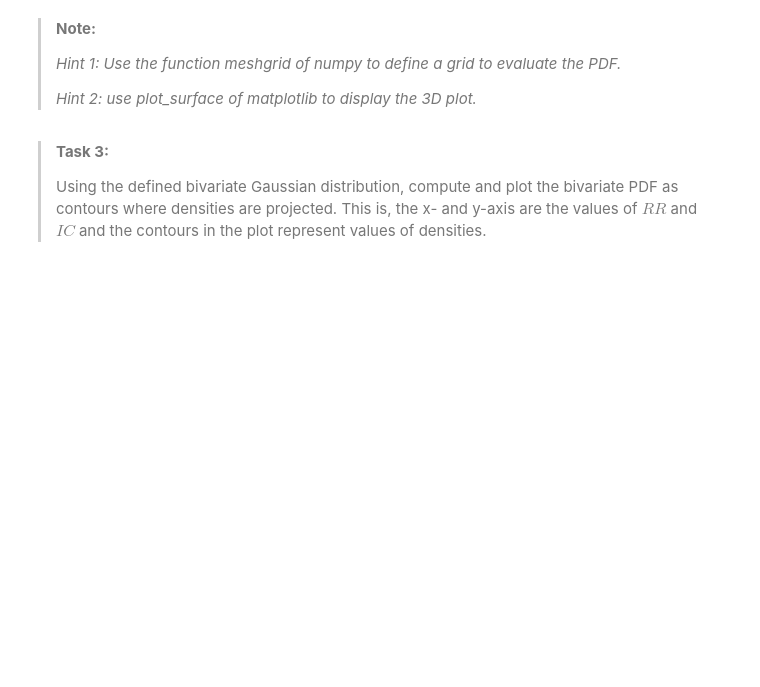
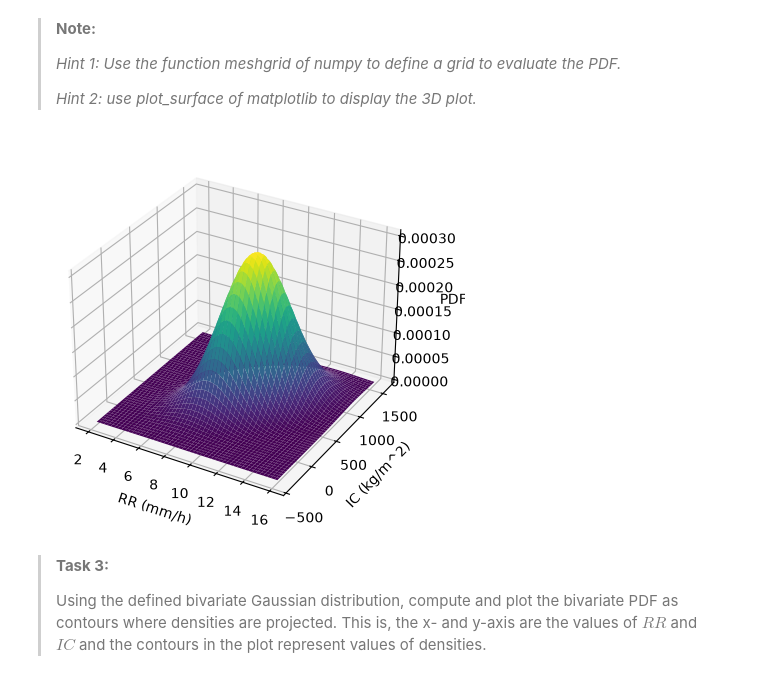
Before and after one commit to DionisisElhout/PA1.5, a Jupyter notebook: scipy_statcs_3d_plots.ipynb, the cells around one changed output. Cells and saved outputs as stored; diff of their text form; code cells hidden in the pictures; blank space fills up the shorter version.

```diff
--- a/scipy_statcs_3d_plots.ipynb
+++ b/scipy_statcs_3d_plots.ipynb
@@ -101,18 +164,26 @@ print(f"The shape of the mesh is: {mesh_plot.shape}")
 # %%
 # Define the mesh of values where we want to evaluate the random variables
 n = 200 #size of the mesh
-values_RR = np.linspace(### YOUR CODE HERE ###)
-values_IC = np.linspace(### YOUR CODE HERE ###)
+values_RR = np.linspace(2, 16, n)
+values_IC = np.linspace(-400, 1600, n)
 
 # Define the grid
-X1,X2 = np.meshgrid(### YOUR CODE HERE ###)
-X = ### YOUR CODE HERE ###
+X1,X2 = np.meshgrid(values_RR, values_IC)
+X = np.stack((X1, X2), axis=-1)
 
 # Evaluate the PDF
 Z = multivariate_normal(mean=mu, cov=sigma).pdf(X)
 
 # Create the 3D plot
-### YOUR CODE LINES HERE
+fig = plt.figure()
+ax = fig.add_subplot(111, projection="3d")
+ax.plot_surface(X1, X2, Z, cmap="viridis")
+ax.set_xlabel("RR (mm/h)")
+ax.set_ylabel("IC (kg/m^2)")
+ax.set_zlabel("PDF")
+plt.show()
+# %% [output]
+[figure, added]
 # %% [markdown]
 > **Task 3:**
 >
```
Also changed, not shown: parts of 8 cells of this notebook.
